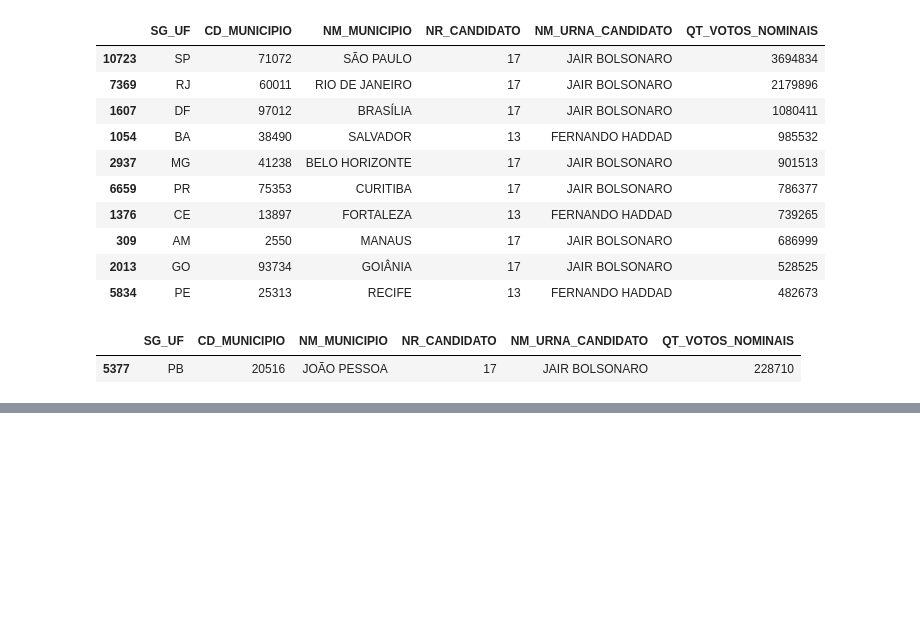
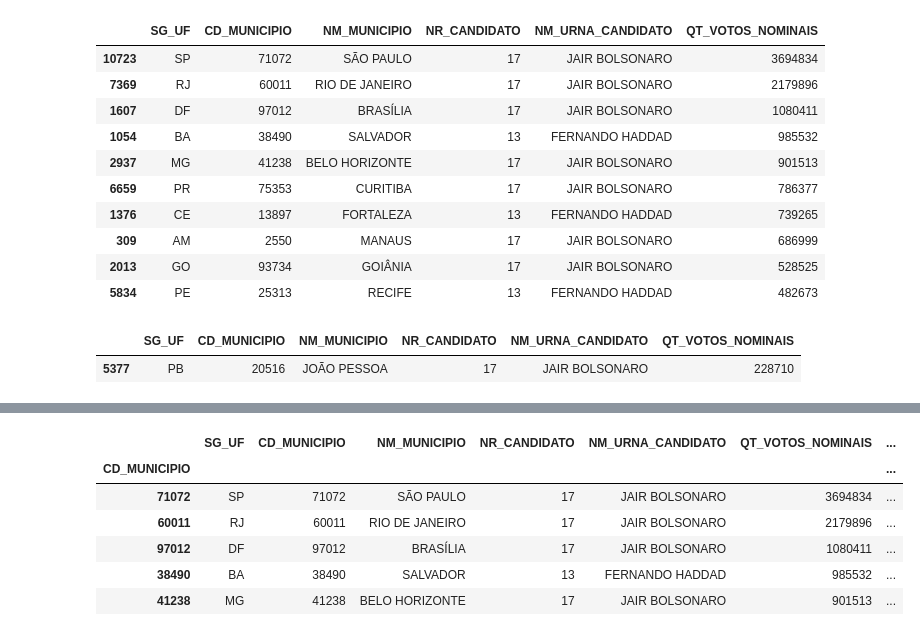
Before and after one commit to ebraimcarvalho/analise-dados-python-labhacker, a Jupyter notebook: mapa_eleicao/Untitled.ipynb, the cells around one changed output, grey strips where cells are left out. Saved outputs shown, nothing was run; the diff lists cells and outputs as text; code cells hidden in the pictures; blank space fills up the shorter version.

Commit message:
read estadao file

```diff
--- a/mapa_eleicao/Untitled.ipynb
+++ b/mapa_eleicao/Untitled.ipynb
@@ -381,0 +392,8 @@ df_2turno['RESULTADO'] = df_2turno['NR_CANDIDATO'].apply(lambda x: 'Bolso' if x
+# %%
+# Recuperar a tabela de correspondencia entre IBGE e TSE
+# direto do github do Estadão
+link = 'https://raw.githubusercontent.com/estadao/como-votou-sua-vizinhanca/master/data/votos/correspondencia-tse-ibge.csv'
+
+df_equivalencia = pd.read_csv(link)
+
+df_equivalencia.head()
@@ -381,0 +427,7 @@ df_2turno['RESULTADO'] = df_2turno['NR_CANDIDATO'].apply(lambda x: 'Bolso' if x
+# %%
+# Vamos reindexar também o dataframe de equivalencia, pelo codigo do TSE
+df_equi_novo = df_equivalencia.copy()
+
+df_equi_novo.set_index('COD_TSE', drop=False, inplace=True)
+
+df_equi_novo.head()
@@ -381,0 +476,13 @@ df_2turno['RESULTADO'] = df_2turno['NR_CANDIDATO'].apply(lambda x: 'Bolso' if x
+# %%
+# Criando um novo dataframe com base no merge de Votação e Equivalencia
+df_vot_equi = df_vot_novo.join(df_equi_novo)
+
+df_vot_equi.head()
+# %% [output]
+|  | SG_UF | CD_MUNICIPIO | NM_MUNICIPIO | NR_CANDIDATO | NM_URNA_CANDIDATO | QT_VOTOS_NOMINAIS | ... |
+| CD_MUNICIPIO |  |  |  |  |  |  | ... |
+| 71072 | SP | 71072 | SÃO PAULO | 17 | JAIR BOLSONARO | 3694834 | ... |
+| 60011 | RJ | 60011 | RIO DE JANEIRO | 17 | JAIR BOLSONARO | 2179896 | ... |
+| 97012 | DF | 97012 | BRASÍLIA | 17 | JAIR BOLSONARO | 1080411 | ... |
+| 38490 | BA | 38490 | SALVADOR | 13 | FERNANDO HADDAD | 985532 | ... |
+| 41238 | MG | 41238 | BELO HORIZONTE | 17 | JAIR BOLSONARO | 901513 | ... |
```
Also changed, not shown: parts of 29 cells of this notebook.
